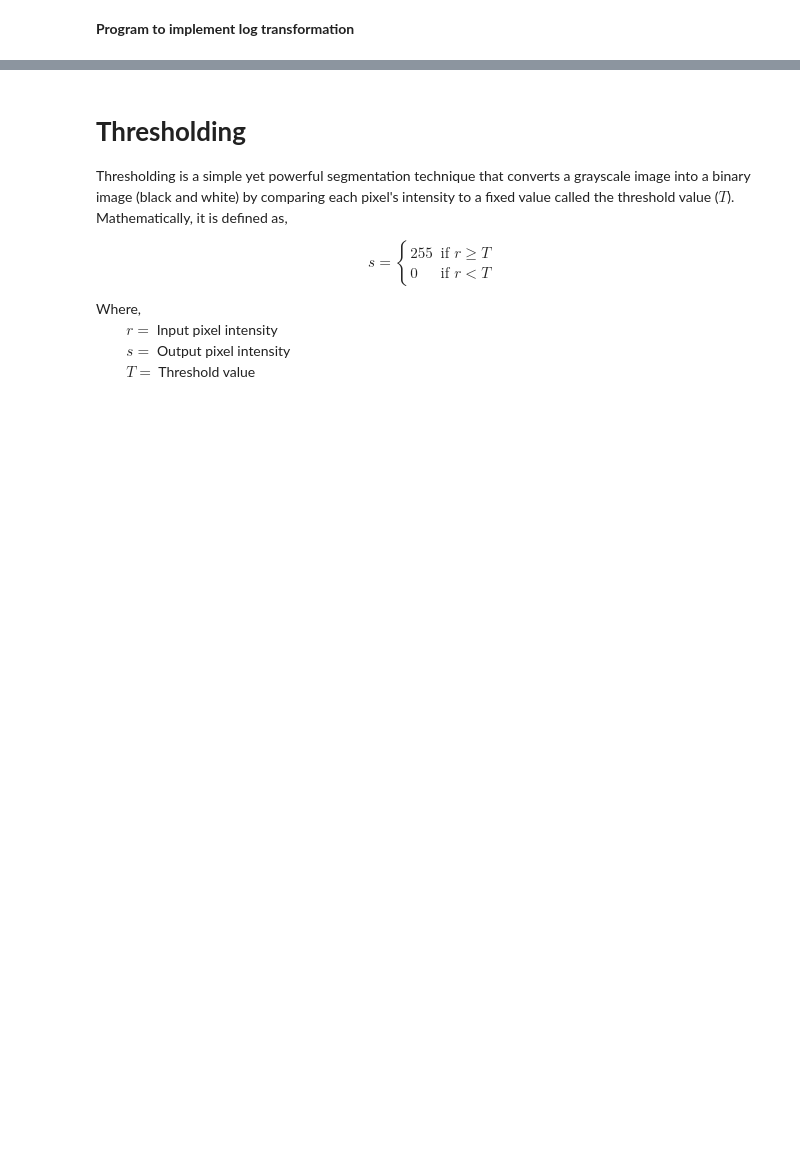
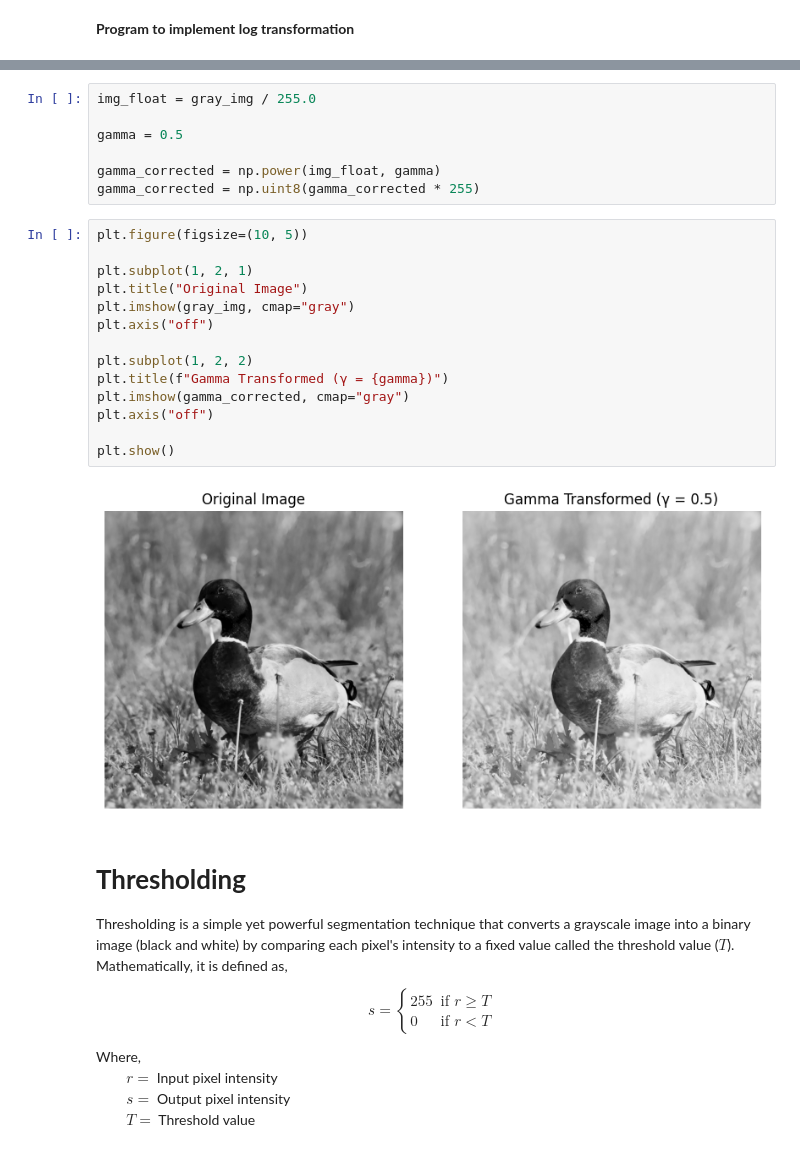
Before and after one commit to Pranish03/image-processing-opencv, a Jupyter notebook: 01_spatial_domain.ipynb, the cells around one changed output, grey strips where cells are left out. Cells and saved outputs as stored; diff of their text form; blank space fills up the shorter version.

```diff
--- a/01_spatial_domain.ipynb
+++ b/01_spatial_domain.ipynb
@@ -108,3 +116,26 @@ plt.show()
+# %%
+img_float = gray_img / 255.0
+
+gamma = 0.5
+
+gamma_corrected = np.power(img_float, gamma)
+gamma_corrected = np.uint8(gamma_corrected * 255)
+# %%
+plt.figure(figsize=(10, 5))
+
+plt.subplot(1, 2, 1)
+plt.title("Original Image")
+plt.imshow(gray_img, cmap="gray")
+plt.axis("off")
+
+plt.subplot(1, 2, 2)
+plt.title(f"Gamma Transformed (γ = {gamma})")
+plt.imshow(gamma_corrected, cmap="gray")
+plt.axis("off")
+
+plt.show()
+# %% [output]
+[figure, added]
 # %% [markdown]
 # **Thresholding**
 
```
Also changed, not shown: parts of 11 cells of this notebook.
